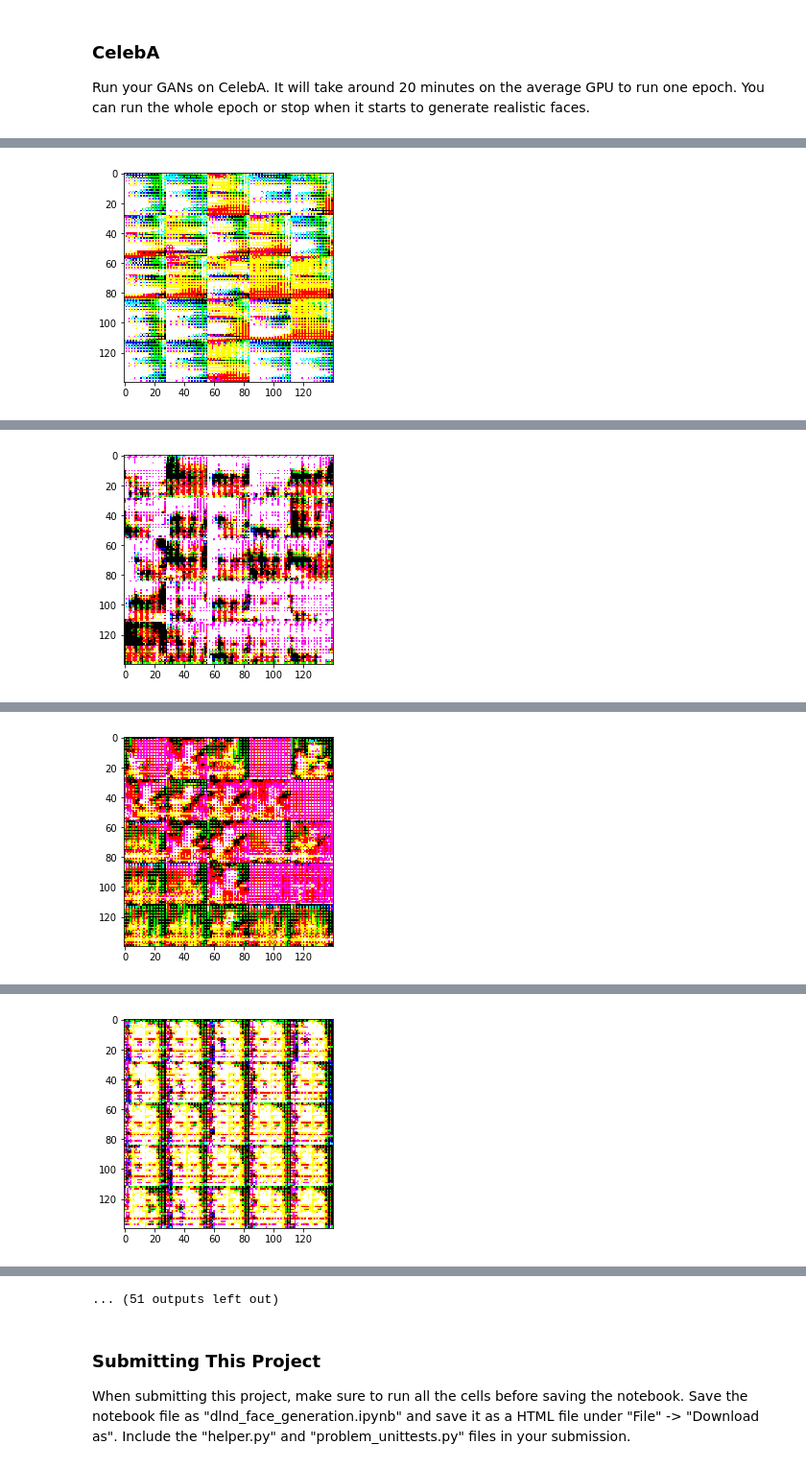
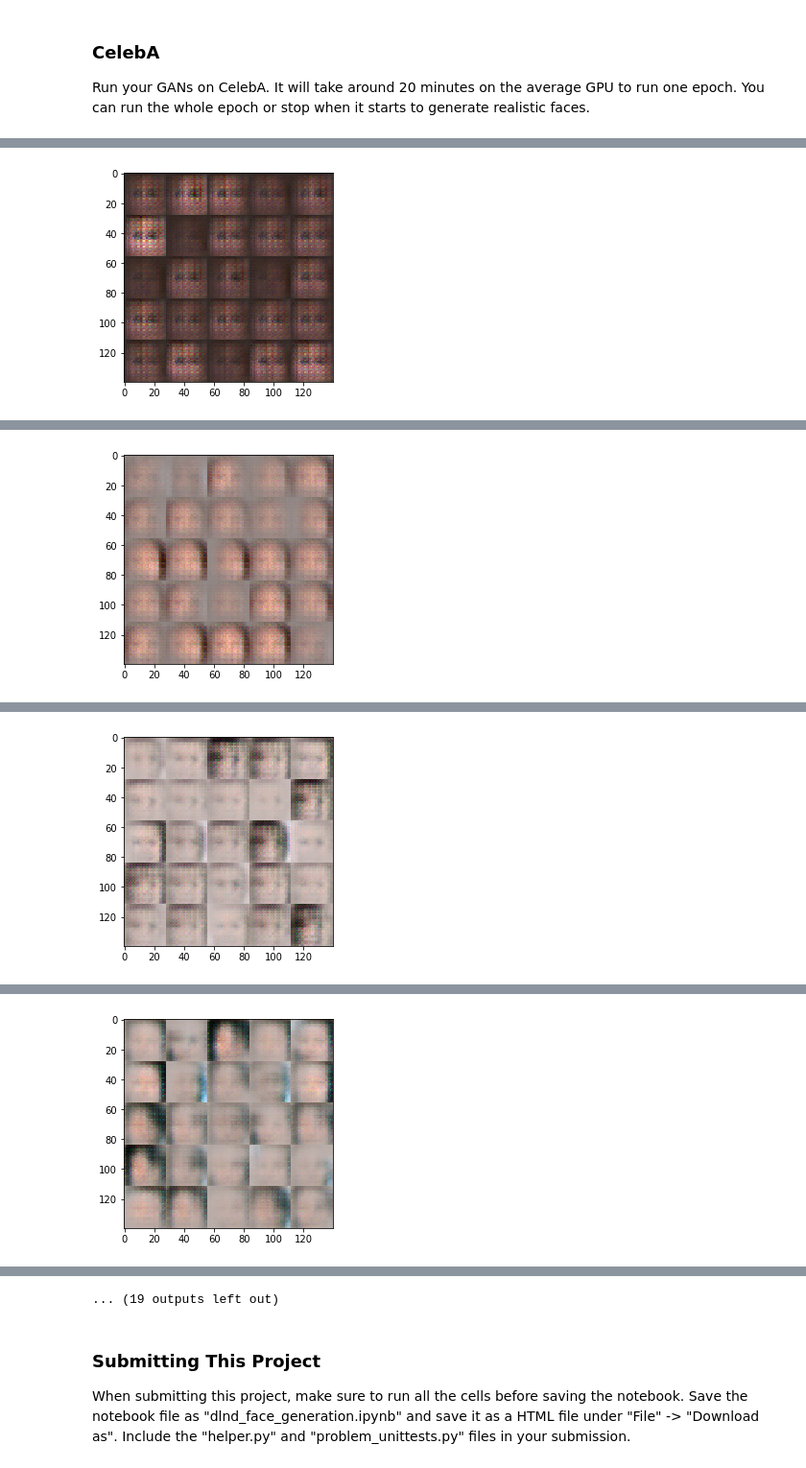
Before and after one commit to clusterfudge/dlnd-project-5, a Jupyter notebook: dlnd_face_generation.ipynb, the cells around one changed output, grey strips where cells are left out. Shown at 96% size. Saved outputs shown, nothing was run; the diff lists cells and outputs as text; code cells hidden in the pictures.

```diff
--- a/dlnd_face_generation.ipynb
+++ b/dlnd_face_generation.ipynb
@@ -346,7 +347,7 @@ def train(epoch_count, batch_size, z_dim, learning_rate, beta1, get_batches, dat
     :param data_shape: Shape of the data
     :param data_image_mode: The image mode to use for images ("RGB" or "L")
     """
-    print_every = 10
+    print_every = 50
     show_every = 100
     # TODO: Build Model
     input_real, input_z, lr_placeholder = model_inputs(data_shape[1], data_shape[2], data_shape[3], z_dim)
@@ -478,9 +479,9 @@ Epoch 1/2... Discriminator Loss: 0.7020... Generator Loss: 1.0355
 ### CelebA
 Run your GANs on CelebA.  It will take around 20 minutes on the average GPU to run one epoch.  You can run the whole epoch or stop when it starts to generate realistic faces.
 # %%
-batch_size = 64
+batch_size = 128
 z_dim = 100
-learning_rate = 0.01
+learning_rate = 0.0005
 beta1 = 0.5
 
 
@@ -507 +508 @@ Epoch 1/1... Discriminator Loss: 0.9249... Generator Loss: 1.7631
-[figure, old version]
+[figure, new version]
@@ -518 +519 @@ Epoch 1/1... Discriminator Loss: 0.1978... Generator Loss: 1.8524
-[figure, old version]
+[figure, new version]
@@ -529 +530 @@ Epoch 1/1... Discriminator Loss: 0.9229... Generator Loss: 7.0823
-[figure, old version]
+[figure, new version]
@@ -540 +541 @@ Epoch 1/1... Discriminator Loss: 0.2780... Generator Loss: 3.4845
-[figure, old version]
+[figure, new version]
@@ -563,4 +564,4 @@ Epoch 1/1... Discriminator Loss: 0.0059... Generator Loss: 5.3314
-... (51 outputs left out)
+... (19 outputs left out)
 # %% [markdown]
 ### Submitting This Project
 When submitting this project, make sure to run all the cells before saving the notebook. Save the notebook file as "dlnd_face_generation.ipynb" and save it as a HTML file under "File" -> "Download as". Include the "helper.py" and "problem_unittests.py" files in your submission.
```
Also changed, not shown: parts of 5 cells of this notebook.
